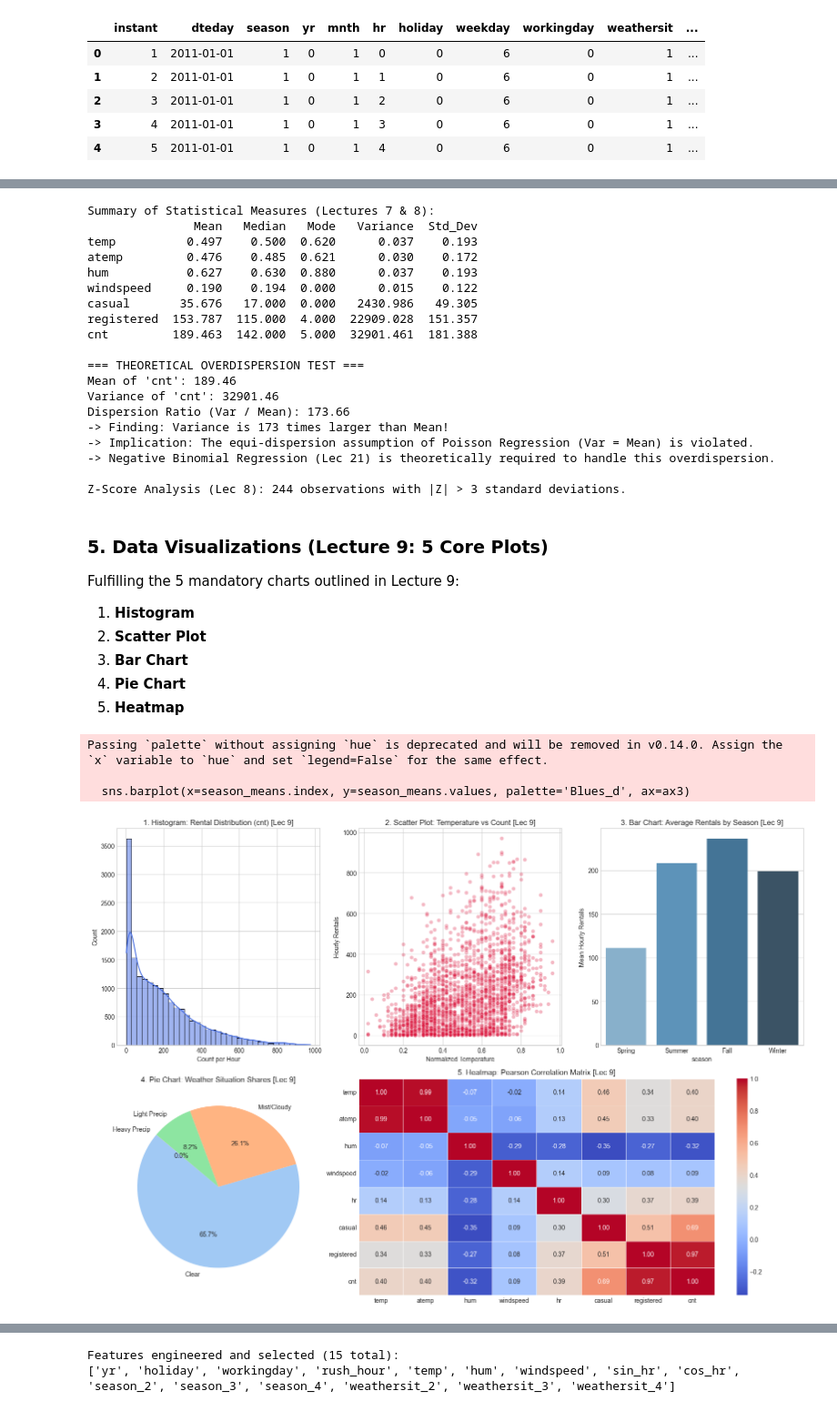
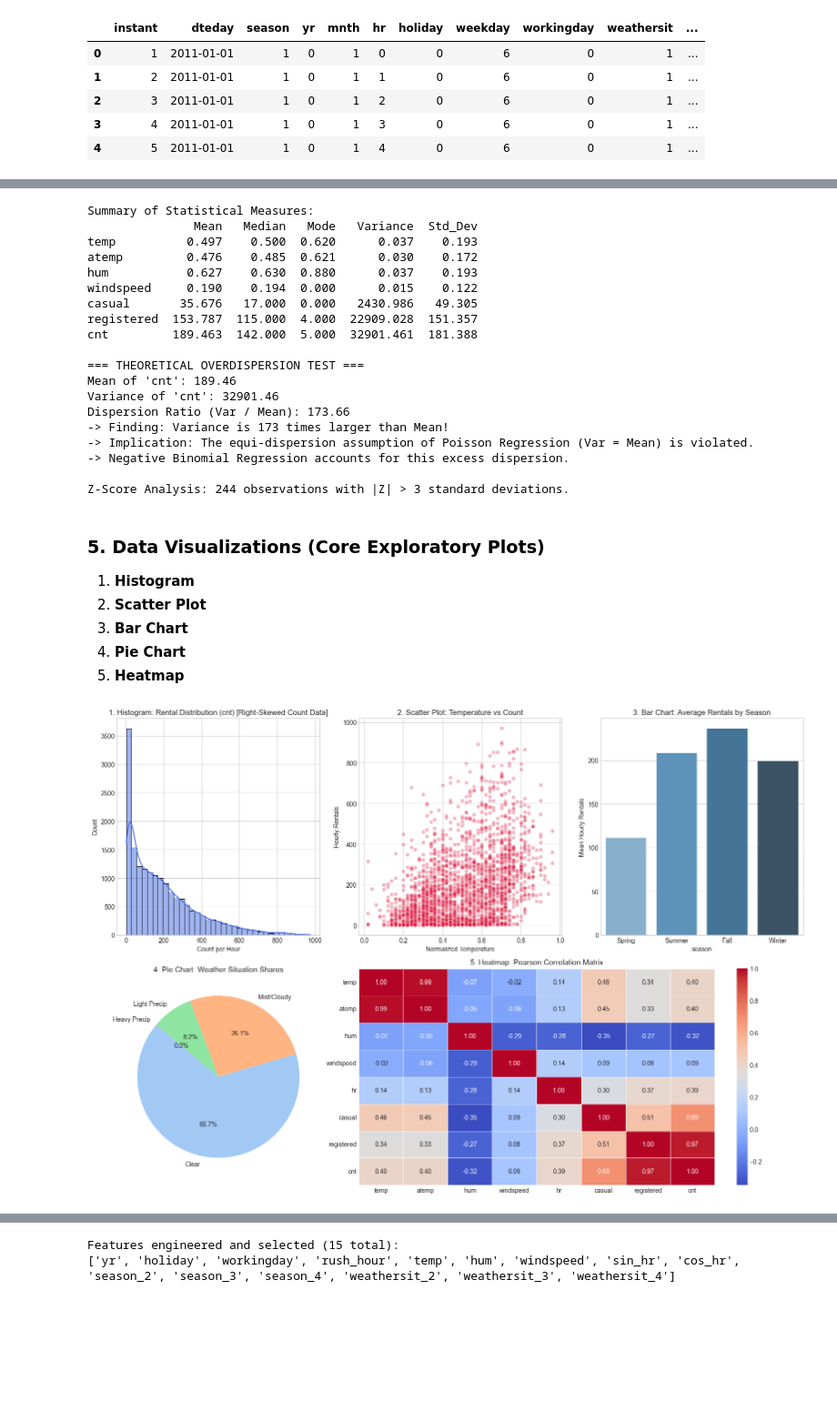
Before and after one commit to A-k-s-h-a-t-2-0/predictive-analytics-bike-sharing, a Jupyter notebook: predictive_analytics_bike_sharing.ipynb, the cells around one changed output, grey strips where cells are left out. Shown at 91% size. Saved outputs shown, nothing was run; the diff lists cells and outputs as text; code cells hidden in the pictures; blank space fills up the shorter version.

Commit message:
Remove all lecture and syllabus numbering references across project and frontend

```diff
--- a/predictive_analytics_bike_sharing.ipynb
+++ b/predictive_analytics_bike_sharing.ipynb
@@ -133,10 +129,10 @@ summary_table['Mode'] = df[num_features].mode().iloc[0]
 summary_table['Variance'] = df[num_features].var()
 summary_table['Std_Dev'] = df[num_features].std()
 
-print('Summary of Statistical Measures (Lectures 7 & 8):')
+print('Summary of Statistical Measures:')
 print(summary_table.round(3))
 
-# Overdispersion Diagnostic (Critical link to Lectures 20 & 21)
+# Overdispersion Diagnostic
 mean_cnt = df['cnt'].mean()
 var_cnt = df['cnt'].var()
 dispersion_ratio = var_cnt / mean_cnt
@@ -147,14 +143,14 @@ print(f"Variance of 'cnt': {var_cnt:.2f}")
 print(f'Dispersion Ratio (Var / Mean): {dispersion_ratio:.2f}')
 print('-> Finding: Variance is 173 times larger than Mean!')
 print('-> Implication: The equi-dispersion assumption of Poisson Regression (Var = Mean) is violated.')
-print('-> Negative Binomial Regression (Lec 21) is theoretically required to handle this overdispersion.')
+print('-> Negative Binomial Regression accounts for this excess dispersion.')
 
-# Z-score computation (Lecture 8)
+# Z-score computation
 df['cnt_zscore'] = stats.zscore(df['cnt'])
 z_outliers = df[df['cnt_zscore'].abs() > 3]
-print(f'\nZ-Score Analysis (Lec 8): {len(z_outliers)} observations with |Z| > 3 standard deviations.')
+print(f'\nZ-Score Analysis: {len(z_outliers)} observations with |Z| > 3 standard deviations.')
 # %% [output]
-Summary of Statistical Measures (Lectures 7 & 8):
+Summary of Statistical Measures:
                Mean   Median   Mode   Variance  Std_Dev
 temp          0.497    0.500  0.620      0.037    0.193
 atemp         0.476    0.485  0.621      0.030    0.172
@@ -170,12 +166,11 @@ Variance of 'cnt': 32901.46
 Dispersion Ratio (Var / Mean): 173.66
 -> Finding: Variance is 173 times larger than Mean!
 -> Implication: The equi-dispersion assumption of Poisson Regression (Var = Mean) is violated.
--> Negative Binomial Regression (Lec 21) is theoretically required to handle this overdispersion.
+-> Negative Binomial Regression accounts for this excess dispersion.
 
-Z-Score Analysis (Lec 8): 244 observations with |Z| > 3 standard deviations.
+Z-Score Analysis: 244 observations with |Z| > 3 standard deviations.
 # %% [markdown]
-### 5. Data Visualizations (Lecture 9: 5 Core Plots)
-Fulfilling the 5 mandatory charts outlined in Lecture 9:
+### 5. Data Visualizations (Core Exploratory Plots)
 1. **Histogram**
 2. **Scatter Plot**
 3. **Bar Chart**
@@ -184,45 +179,42 @@ Fulfilling the 5 mandatory charts outlined in Lecture 9:
 # %%
 fig = plt.figure(figsize=(16, 11))
 
-# 1. Histogram (Lec 9)
+# 1. Histogram
 ax1 = plt.subplot(2, 3, 1)
 sns.histplot(df['cnt'], kde=True, bins=35, color='royalblue', ax=ax1)
-ax1.set_title('1. Histogram: Rental Distribution (cnt) [Lec 9]')
+ax1.set_title('1. Histogram: Rental Distribution (cnt) [Right-Skewed Count Data]')
 ax1.set_xlabel('Count per Hour')
 
-# 2. Scatter Plot (Lec 9)
+# 2. Scatter Plot
 ax2 = plt.subplot(2, 3, 2)
 sns.scatterplot(x='temp', y='cnt', data=df.sample(2500, random_state=42), alpha=0.3, color='crimson', ax=ax2)
-ax2.set_title('2. Scatter Plot: Temperature vs Count [Lec 9]')
+ax2.set_title('2. Scatter Plot: Temperature vs Count')
 ax2.set_xlabel('Normalized Temperature')
 ax2.set_ylabel('Hourly Rentals')
 
-# 3. Bar Chart (Lec 9)
+# 3. Bar Chart
 ax3 = plt.subplot(2, 3, 3)
 season_map = {1: 'Spring', 2: 'Summer', 3: 'Fall', 4: 'Winter'}
 season_means = df.groupby(df['season'].map(season_map))['cnt'].mean().reindex(['Spring', 'Summer', 'Fall', 'Winter'])
-sns.barplot(x=season_means.index, y=season_means.values, palette='Blues_d', ax=ax3)
-ax3.set_title('3. Bar Chart: Average Rentals by Season [Lec 9]')
+sns.barplot(x=season_means.index, y=season_means.values, hue=season_means.index, palette='Blues_d', legend=False, ax=ax3)
+ax3.set_title('3. Bar Chart: Average Rentals by Season')
 ax3.set_ylabel('Mean Hourly Rentals')
 
-# 4. Pie Chart (Lec 9)
+# 4. Pie Chart
 ax4 = plt.subplot(2, 3, 4)
 weather_names = {1: 'Clear', 2: 'Mist/Cloudy', 3: 'Light Precip', 4: 'Heavy Precip'}
 weather_counts = df['weathersit'].map(weather_names).value_counts()
 ax4.pie(weather_counts, labels=weather_counts.index, autopct='%1.1f%%', colors=sns.color_palette('pastel'), startangle=140)
-ax4.set_title('4. Pie Chart: Weather Situation Shares [Lec 9]')
+ax4.set_title('4. Pie Chart: Weather Situation Shares')
 
-# 5. Heatmap (Lec 9)
+# 5. Heatmap
 ax5 = plt.subplot(2, 3, (5, 6))
 corr = df[['temp', 'atemp', 'hum', 'windspeed', 'hr', 'casual', 'registered', 'cnt']].corr()
 sns.heatmap(corr, annot=True, cmap='coolwarm', fmt='.2f', linewidths=0.5, ax=ax5)
-ax5.set_title('5. Heatmap: Pearson Correlation Matrix [Lec 9]')
+ax5.set_title('5. Heatmap: Pearson Correlation Matrix')
 
 plt.tight_layout()
 plt.show()
 # %% [output]
-Passing `palette` without assigning `hue` is deprecated and will be removed in v0.14.0. Assign the `x` variable to `hue` and set `legend=False` for the same effect.
-
-  sns.barplot(x=season_means.index, y=season_means.values, palette='Blues_d', ax=ax3)
-[figure, old version]
+[figure, new version]
 # %% [markdown]
```
Also changed, not shown: parts of 14 cells of this notebook, 10 other files.
